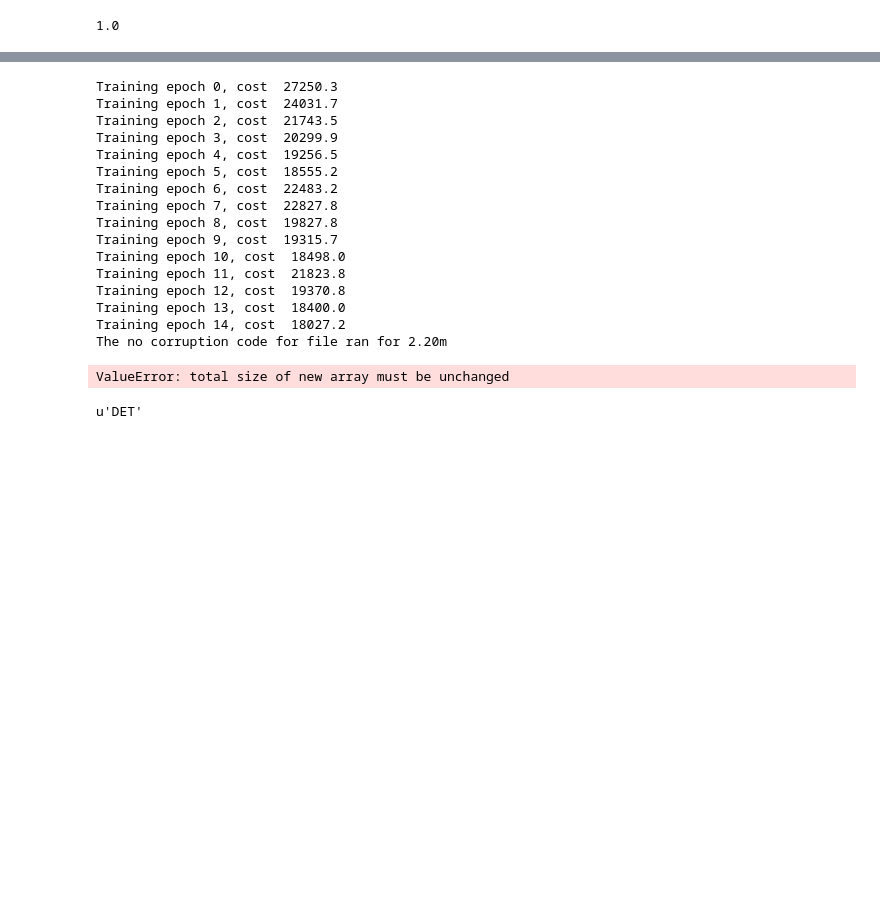
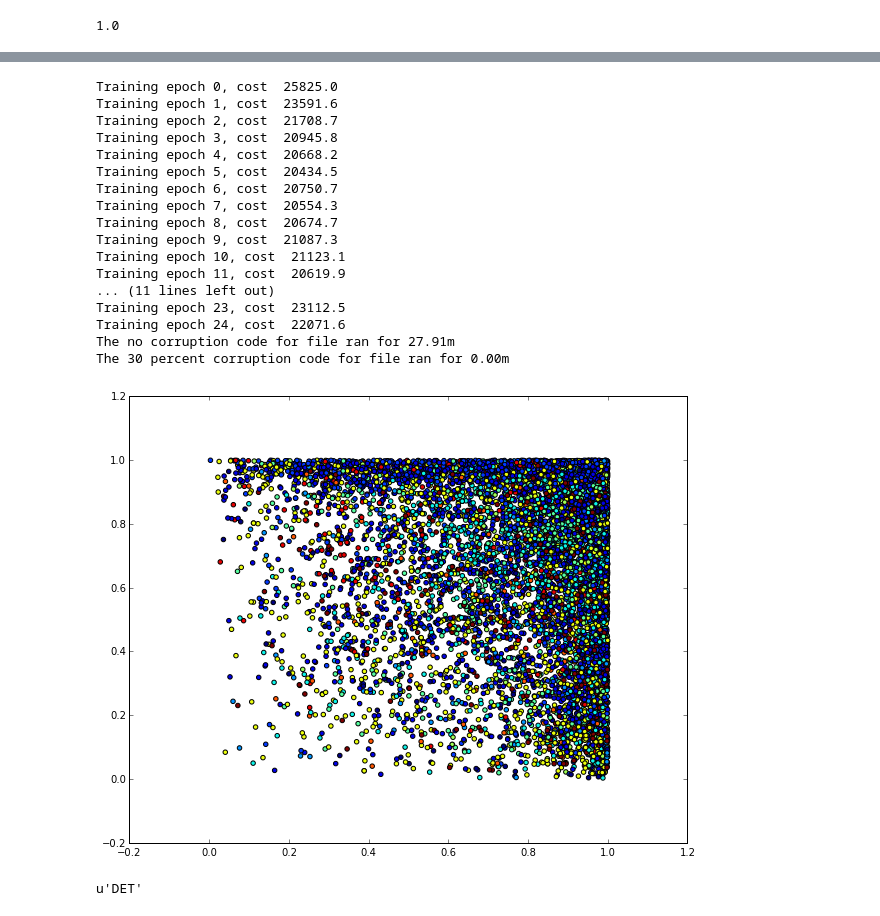
Before and after one commit to chrishokamp/dl4mt_exercises, a Jupyter notebook: notebooks/day1/theano_autoencoder.ipynb, the cells around one changed output, grey strips where cells are left out. Cells and saved outputs as stored; diff of their text form; code cells hidden in the pictures; blank space fills up the shorter version.

Commit message:
added 2d scatterplot visualization of autoencoder output

```diff
--- a/notebooks/day1/theano_autoencoder.ipynb
+++ b/notebooks/day1/theano_autoencoder.ipynb
@@ -582,25 +581,53 @@ def train_dA(learning_rate=0.1, training_epochs=15,
 
 dataset_X, dataset_y = load_fuel_dataset(POS_DATASET_PATH, which_sets=('train',))
 
-train_dA(dataset=(dataset_X, dataset_y))
+trained_model = train_dA(dataset=(dataset_X, dataset_y), learning_rate=0.05)
 # %% [output]
-Training epoch 0, cost  27250.3
-Training epoch 1, cost  24031.7
-Training epoch 2, cost  21743.5
-Training epoch 3, cost  20299.9
-Training epoch 4, cost  19256.5
-Training epoch 5, cost  18555.2
-Training epoch 6, cost  22483.2
-Training epoch 7, cost  22827.8
-Training epoch 8, cost  19827.8
-Training epoch 9, cost  19315.7
-Training epoch 10, cost  18498.0
-Training epoch 11, cost  21823.8
-Training epoch 12, cost  19370.8
-Training epoch 13, cost  18400.0
-Training epoch 14, cost  18027.2
-The no corruption code for file ran for 2.20m
+Training epoch 0, cost  25825.0
+Training epoch 1, cost  23591.6
+Training epoch 2, cost  21708.7
+Training epoch 3, cost  20945.8
+Training epoch 4, cost  20668.2
+Training epoch 5, cost  20434.5
+Training epoch 6, cost  20750.7
+Training epoch 7, cost  20554.3
+Training epoch 8, cost  20674.7
+Training epoch 9, cost  21087.3
+Training epoch 10, cost  21123.1
+Training epoch 11, cost  20619.9
+... (11 lines left out)
+Training epoch 23, cost  23112.5
+Training epoch 24, cost  22071.6
+The no corruption code for file ran for 27.91m
+The 30 percent corruption code for file ran for 0.00m
-ValueError: total size of new array must be unchanged
+# %%
+# Note that dropout should not be applied when mapping to only two dimensions,
+# otherwise the network can't learn anythin
+
+training_data = theano.tensor.matrix('training_X')
+predictions = trained_model.get_hidden_values(training_data)
+# %%
+get_predictions = theano.function([training_data], predictions)
+# %%
+p = get_predictions(dataset_X.get_value())
+# %%
+# import numpy as np
+import matplotlib.pyplot as plt
+import matplotlib.cm as cm
+
+# TODO: Set this at the top of the notebook
+CUTOFF=10000
+
+y_vals = np.array([y[0] for y in train_y[:CUTOFF]])
+norm_y_vals = y_vals / float(np.amax(y_vals))
+
+x1 = p[:CUTOFF,0]
+x2 = p[:CUTOFF,1]
+
+plt.scatter(x1, x2, c=norm_y_vals, s=20)
+plt.show()
+# %% [output]
+[figure, added]
 # %%
 # WORKING: how to visualize the filters in an autoencoder for text?
 # Idea: pass the training data through and store the top N instances which activate this node
```
Also changed, not shown: parts of 8 cells of this notebook.
